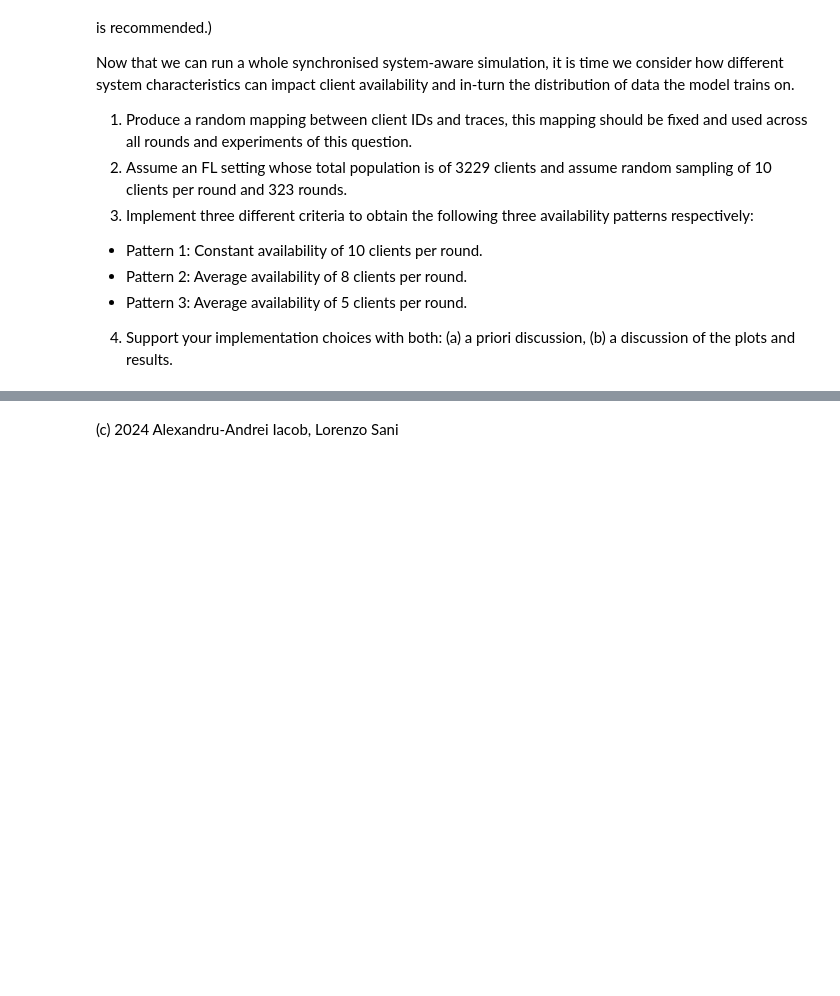
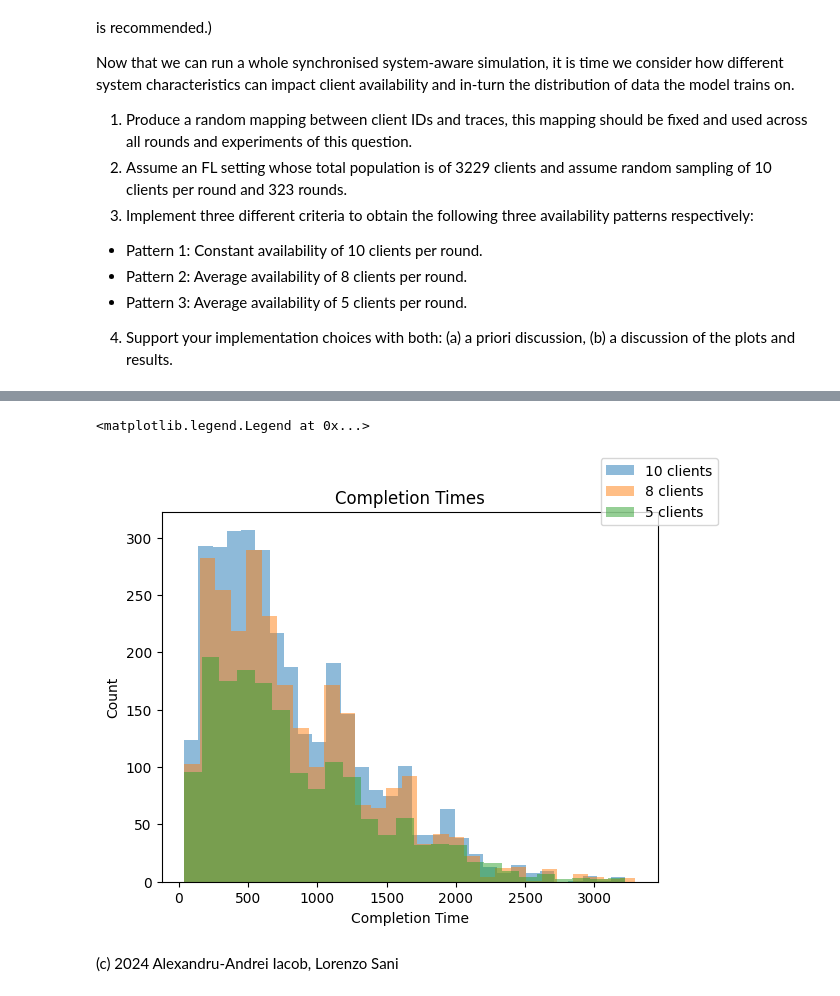
Before and after one commit to MarkHaoxiang/federated-learning, a Jupyter notebook: lab3/FL_hxl23_Lab 3.ipynb, the cells around one changed output, grey strips where cells are left out. Saved outputs shown, nothing was run; the diff lists cells and outputs as text; code cells hidden in the pictures; blank space fills up the shorter version.

```diff
--- a/lab3/FL_hxl23_Lab 3.ipynb
+++ b/lab3/FL_hxl23_Lab 3.ipynb
@@ -1276,2 +1599,29 @@ Now that we can run a whole synchronised system-aware simulation, it is time we
+# %%
+from functools import reduce
+completion_1 = [x[1]['all'] for x in hist_1.metrics_distributed_fit['client_completion_time']]
+completion_1 = reduce(lambda a,b : a+b, completion_1)
+completion_1 = [x[1] for x in completion_1]
+
+completion_2 = [x[1]['all'] for x in hist_2.metrics_distributed_fit['client_completion_time']]
+completion_2 = reduce(lambda a,b : a+b, completion_2)
+completion_2 = [x[1] for x in completion_2]
+
+completion_3 = [x[1]['all'] for x in hist_3.metrics_distributed_fit['client_completion_time']]
+completion_3 = reduce(lambda a,b : a+b, completion_3)
+completion_3 = [x[1] for x in completion_3]
+
+fig, ax = plt.subplots()
+
+ax.hist(completion_1, bins='auto', alpha=0.5, label="10 clients")
+ax.hist(completion_2, bins='auto', alpha=0.5, label="8 clients")
+ax.hist(completion_3, bins='auto', alpha=0.5, label="5 clients")
+ax.set_title("Completion Times")
+ax.set_xlabel("Completion Time")
+ax.set_ylabel("Count")
+
+fig.legend()
+# %% [output]
+<matplotlib.legend.Legend at 0x...>
+[figure, added]
 # %% [markdown]
 (c) 2024 Alexandru-Andrei Iacob, Lorenzo Sani
```
Also changed, not shown: parts of 30 cells of this notebook.
